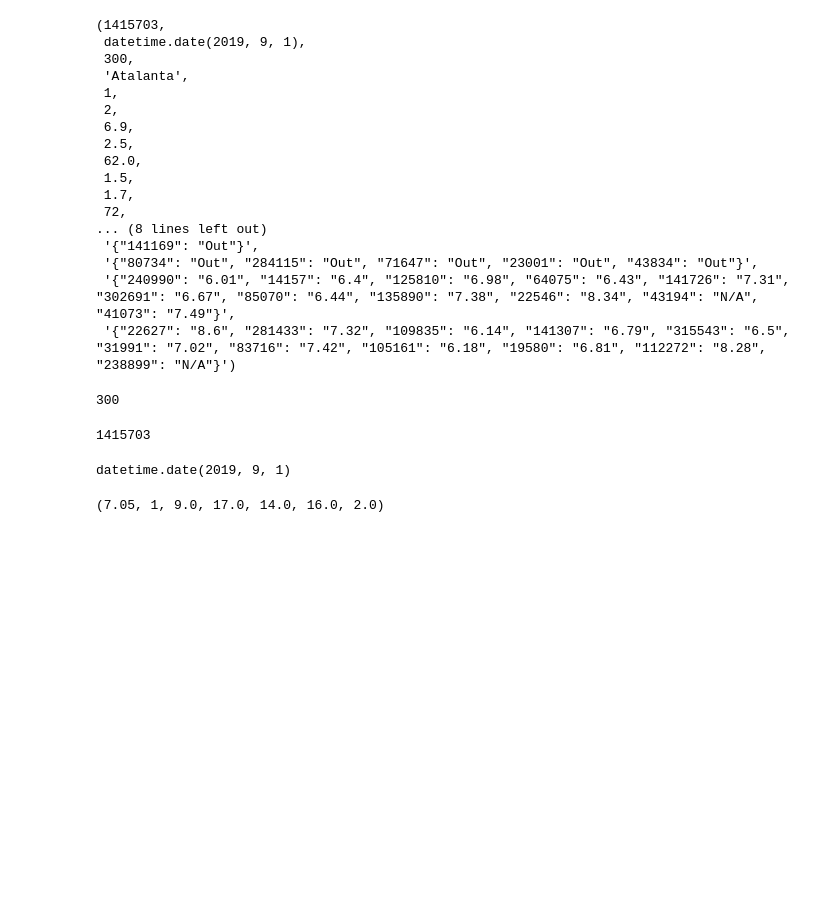
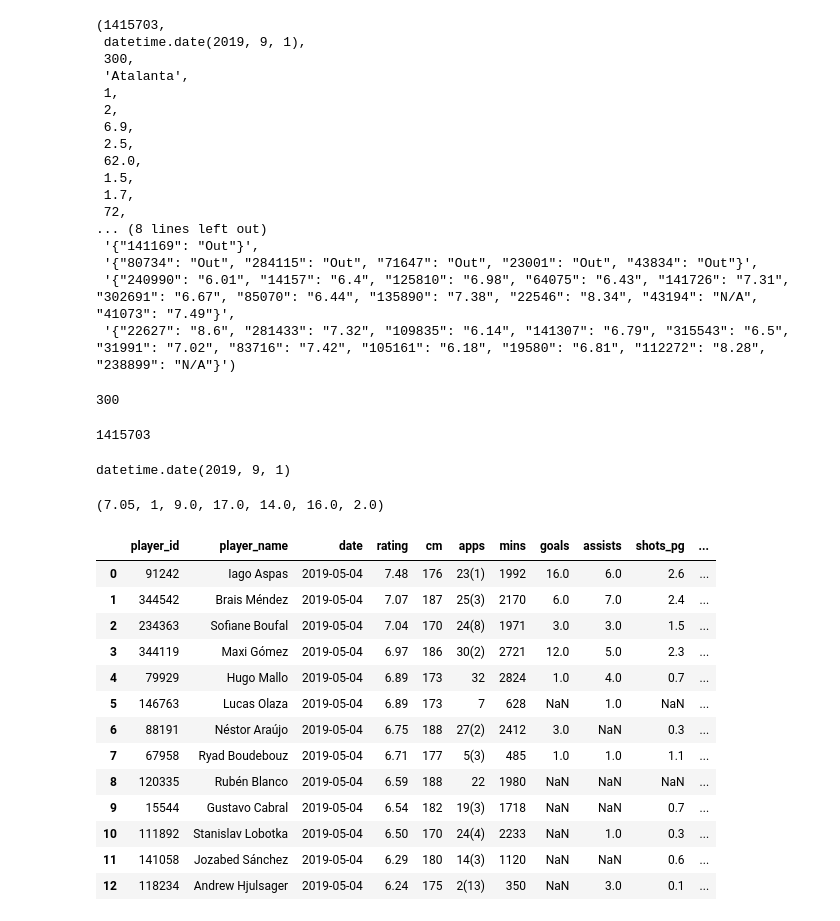
Before and after one commit to solarcult/sportyGuess, a Jupyter notebook: sportyGuess/jupyterNotebook/queryUtils.ipynb, the cells around one changed output. Saved outputs shown, nothing was run; the diff lists cells and outputs as text; code cells hidden in the pictures; blank space fills up the shorter version.

Commit message:
finally get data ready to analyze. :)

```diff
--- a/sportyGuess/jupyterNotebook/queryUtils.ipynb
+++ b/sportyGuess/jupyterNotebook/queryUtils.ipynb
@@ -177,3 +189,52 @@ datetime.date(2019, 9, 1)
 query_team_statistic_last_record_data_before_date(tournament_in_sql_name, home_t_id, type_Defensive, view_Overall, m_date)
 # %% [output]
 (7.05, 1, 9.0, 17.0, 14.0, 16.0, 2.0)
+# %%
+def query_team_squad_last_record_sdate(tournament,team_id,atype,view,before_date = datetime.now()):
+    query_last_data = "SELECT sdate FROM `squad_statistics` where tournament = %s and team_id = %s and type = %s and view = %s and date <= %s order by date desc limit 1"
+    cnx = get_mysql_connector()
+    cursor = cnx.cursor()
+    cursor.execute(query_last_data,(tournament,team_id,atype,view,before_date))
+    last_date = cursor.fetchone()
+    if last_date is not None :
+        return last_date[0]
+    else:
+        return None
+# %%
+def list_team_squad_statistics_latest_sepcial_date(tournament,team_id,atype,view,sepcial_date):
+    sepcial_sdate = query_team_squad_last_record_sdate(tournament,team_id,atype,view,sepcial_date)
+    query_datas = "SELECT \
+        `player_id`,\
+        `player_name`,\
+        `date`,\
+        `rating`,\
+        `cm`,\
+        `apps`,\
+        `mins`,\
+        `goals`,\
+        `assists`,\
+        `shots_pg`,\
+        `pass`,\
+        `aerials_won`,\
+        `man_ot_match` \
+        FROM `squad_statistics` where tournament = %s and team_id = %s and type = %s and view = %s and sdate = %s order by rating desc"
+    ps = (tournament,team_id,atype,view,sepcial_sdate)
+    db = get_sqla_connector()
+    return pd.read_sql(query_datas,params = ps ,con = db)
+# %%
+list_team_squad_statistics_latest_sepcial_date('La Liga',62,type_Summary,view_Overall,beforeXmonth(4))
+# %% [output]
+|  | player_id | player_name | date | rating | cm | apps | mins | goals | assists | shots_pg | ... |
+| 0 | 91242 | Iago Aspas | 2019-05-04 | 7.48 | 176 | 23(1) | 1992 | 16.0 | 6.0 | 2.6 | ... |
+| 1 | 344542 | Brais Méndez | 2019-05-04 | 7.07 | 187 | 25(3) | 2170 | 6.0 | 7.0 | 2.4 | ... |
+| 2 | 234363 | Sofiane Boufal | 2019-05-04 | 7.04 | 170 | 24(8) | 1971 | 3.0 | 3.0 | 1.5 | ... |
+| 3 | 344119 | Maxi Gómez | 2019-05-04 | 6.97 | 186 | 30(2) | 2721 | 12.0 | 5.0 | 2.3 | ... |
+| 4 | 79929 | Hugo Mallo | 2019-05-04 | 6.89 | 173 | 32 | 2824 | 1.0 | 4.0 | 0.7 | ... |
+| 5 | 146763 | Lucas Olaza | 2019-05-04 | 6.89 | 173 | 7 | 628 | NaN | 1.0 | NaN | ... |
+| 6 | 88191 | Néstor Araújo | 2019-05-04 | 6.75 | 188 | 27(2) | 2412 | 3.0 | NaN | 0.3 | ... |
+| 7 | 67958 | Ryad Boudebouz | 2019-05-04 | 6.71 | 177 | 5(3) | 485 | 1.0 | 1.0 | 1.1 | ... |
+| 8 | 120335 | Rubén Blanco | 2019-05-04 | 6.59 | 188 | 22 | 1980 | NaN | NaN | NaN | ... |
+| 9 | 15544 | Gustavo Cabral | 2019-05-04 | 6.54 | 182 | 19(3) | 1718 | NaN | NaN | 0.7 | ... |
+| 10 | 111892 | Stanislav Lobotka | 2019-05-04 | 6.50 | 170 | 24(4) | 2233 | NaN | 1.0 | 0.3 | ... |
+| 11 | 141058 | Jozabed Sánchez | 2019-05-04 | 6.29 | 180 | 14(3) | 1120 | NaN | NaN | 0.6 | ... |
+| 12 | 118234 | Andrew Hjulsager | 2019-05-04 | 6.24 | 175 | 2(13) | 350 | NaN | 3.0 | 0.1 | ... |
```
Also changed, not shown: parts of 6 cells of this notebook, 2 other files.
